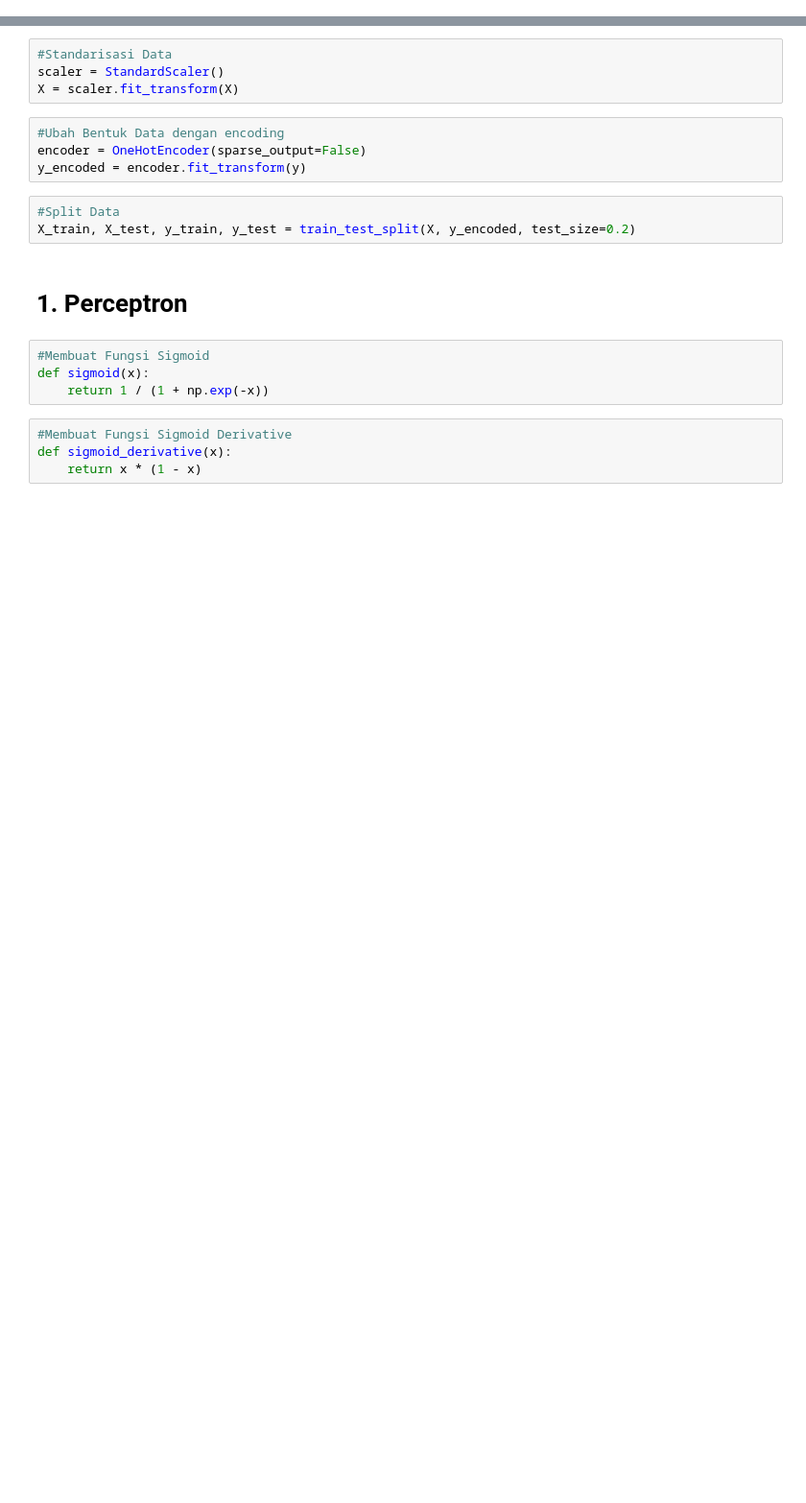
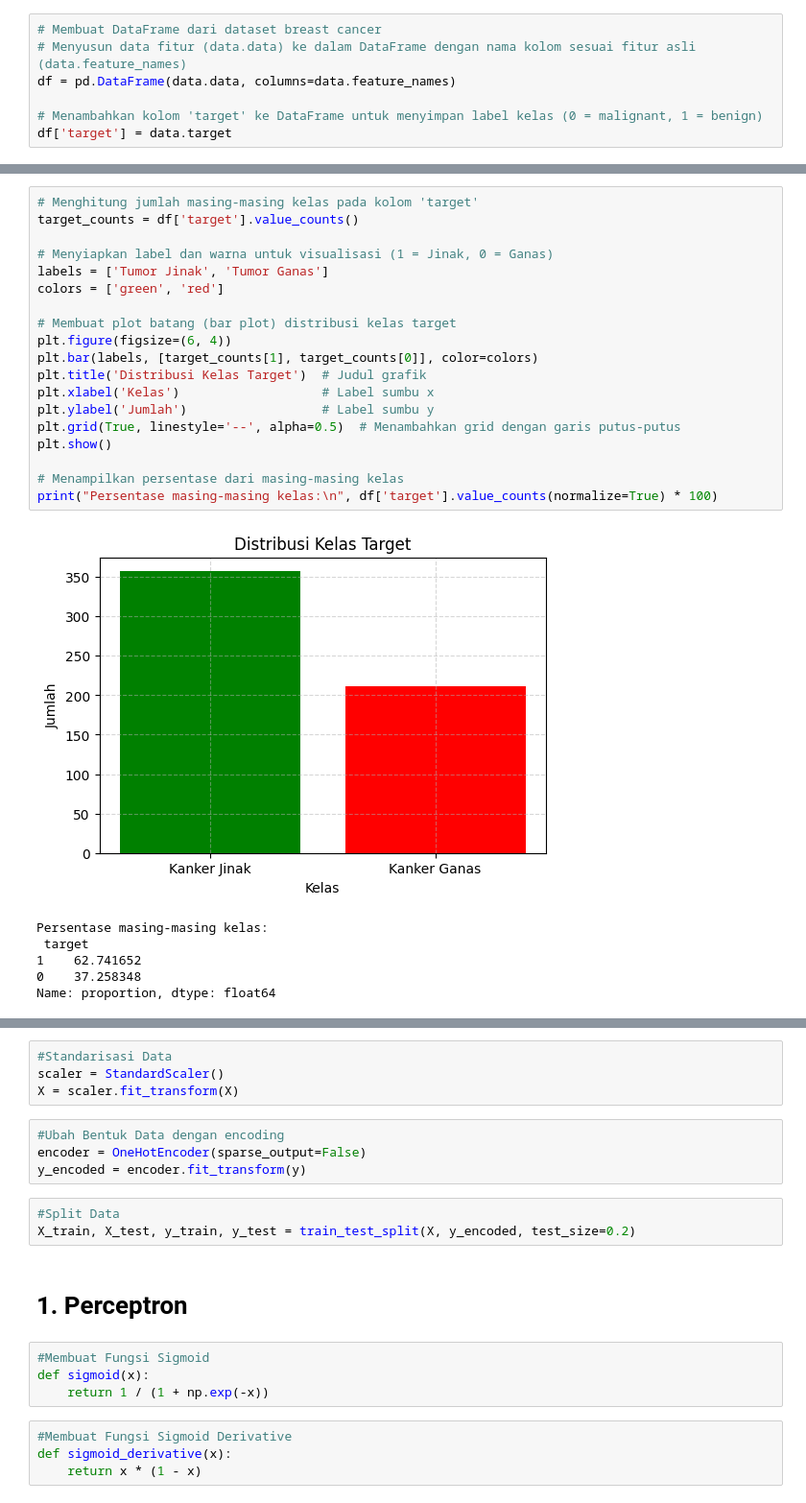
Before and after one commit to Gdankz/JST, a Jupyter notebook: UTS.ipynb, the cells around one changed output, grey strips where cells are left out. Shown at 96% size. Cells and saved outputs as stored; diff of their text form; blank space fills up the shorter version.

```diff
--- a/UTS.ipynb
+++ b/UTS.ipynb
@@ -14,0 +15,7 @@ y = data.target.reshape(-1, 1)
+# %%
+# Membuat DataFrame dari dataset breast cancer
+# Menyusun data fitur (data.data) ke dalam DataFrame dengan nama kolom sesuai fitur asli (data.feature_names)
+df = pd.DataFrame(data.data, columns=data.feature_names)
+
+# Menambahkan kolom 'target' ke DataFrame untuk menyimpan label kelas (0 = malignant, 1 = benign)
+df['target'] = data.target
@@ -14,0 +59,26 @@ y = data.target.reshape(-1, 1)
+# %%
+# Menghitung jumlah masing-masing kelas pada kolom 'target'
+target_counts = df['target'].value_counts()
+
+# Menyiapkan label dan warna untuk visualisasi (1 = Jinak, 0 = Ganas)
+labels = ['Tumor Jinak', 'Tumor Ganas']
+colors = ['green', 'red']
+
+# Membuat plot batang (bar plot) distribusi kelas target
+plt.figure(figsize=(6, 4))
+plt.bar(labels, [target_counts[1], target_counts[0]], color=colors)
+plt.title('Distribusi Kelas Target')  # Judul grafik
+plt.xlabel('Kelas')                   # Label sumbu x
+plt.ylabel('Jumlah')                  # Label sumbu y
+plt.grid(True, linestyle='--', alpha=0.5)  # Menambahkan grid dengan garis putus-putus
+plt.show()
+
+# Menampilkan persentase dari masing-masing kelas
+print("Persentase masing-masing kelas:\n", df['target'].value_counts(normalize=True) * 100)
+# %% [output]
+[figure, added]
+Persentase masing-masing kelas:
+ target
+1    62.741652
+0    37.258348
+Name: proportion, dtype: float64
```
Also changed, not shown: parts of 32 cells of this notebook.
